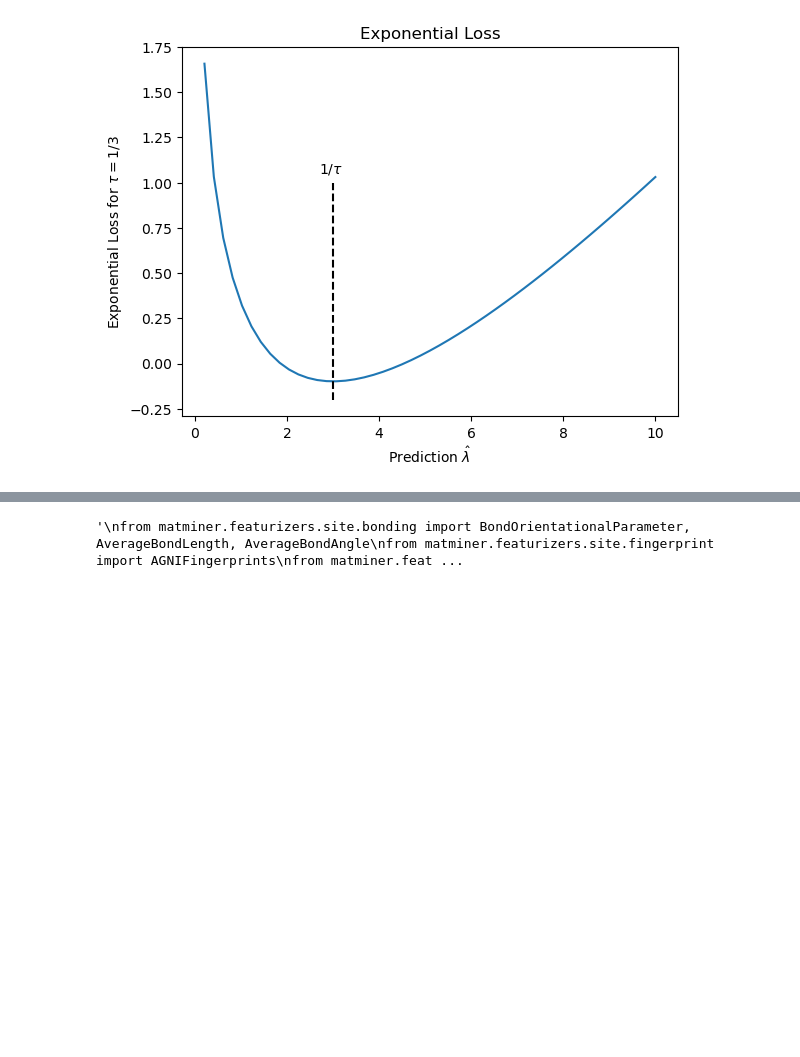
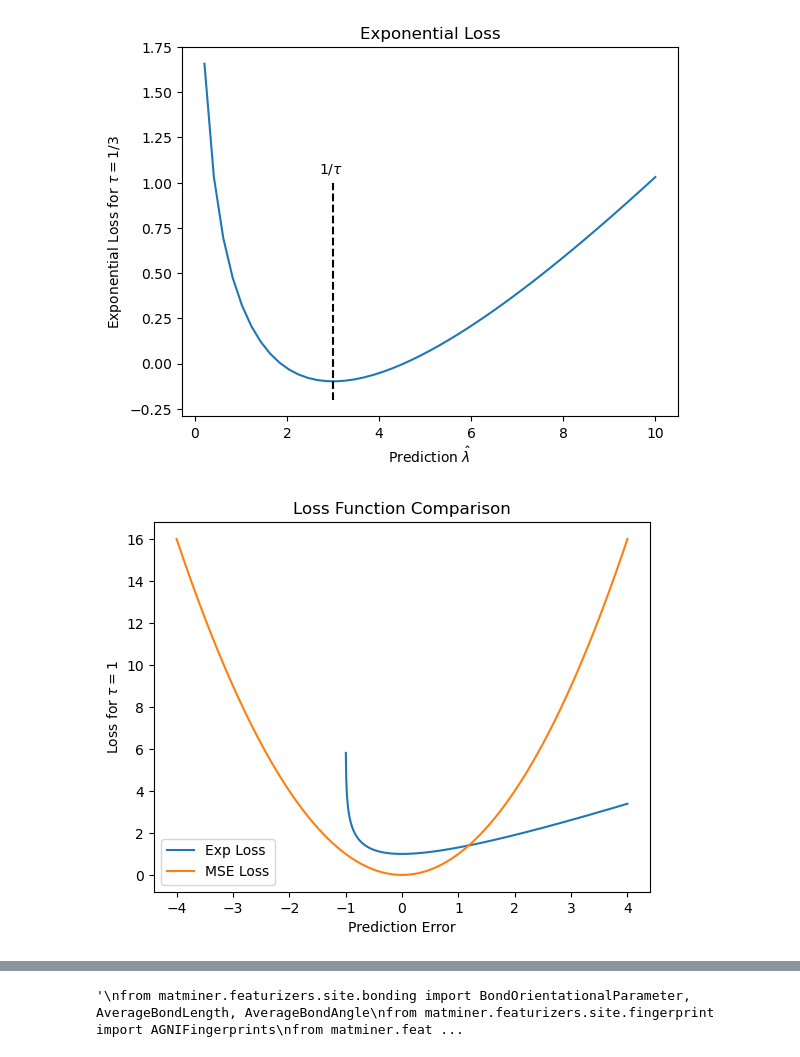
Before and after one commit to adampotter0105/Cation-Migration-ML, a Jupyter notebook: features_labels.ipynb, the cells around one changed output, grey strips where cells are left out. Drawn from its saved outputs; the diff is of its cells as text; code cells hidden in the pictures; blank space fills up the shorter version.

```diff
--- a/features_labels.ipynb
+++ b/features_labels.ipynb
@@ -275,6 +260,18 @@ plt.title("Exponential Loss")
 plt.show()
 # %% [output]
 [figure]
+# %%
+x = np.linspace(-4, 4, num=1000)
+d=1
+plt.plot(x, (x+d)/d-np.log(x+d))
+plt.plot(x, x**2)
+plt.legend(["Exp Loss", "MSE Loss"])
+plt.ylabel(r'Loss for $\tau=1$')
+plt.xlabel(r'Prediction Error')
+plt.title("Loss Function Comparison")
+plt.show()
+# %% [output]
+[figure, added]
 # %%
 
 view(atoms_list[101], viewer='x3d')
```
Also changed, not shown: parts of 4 cells of this notebook, 1 other file.
